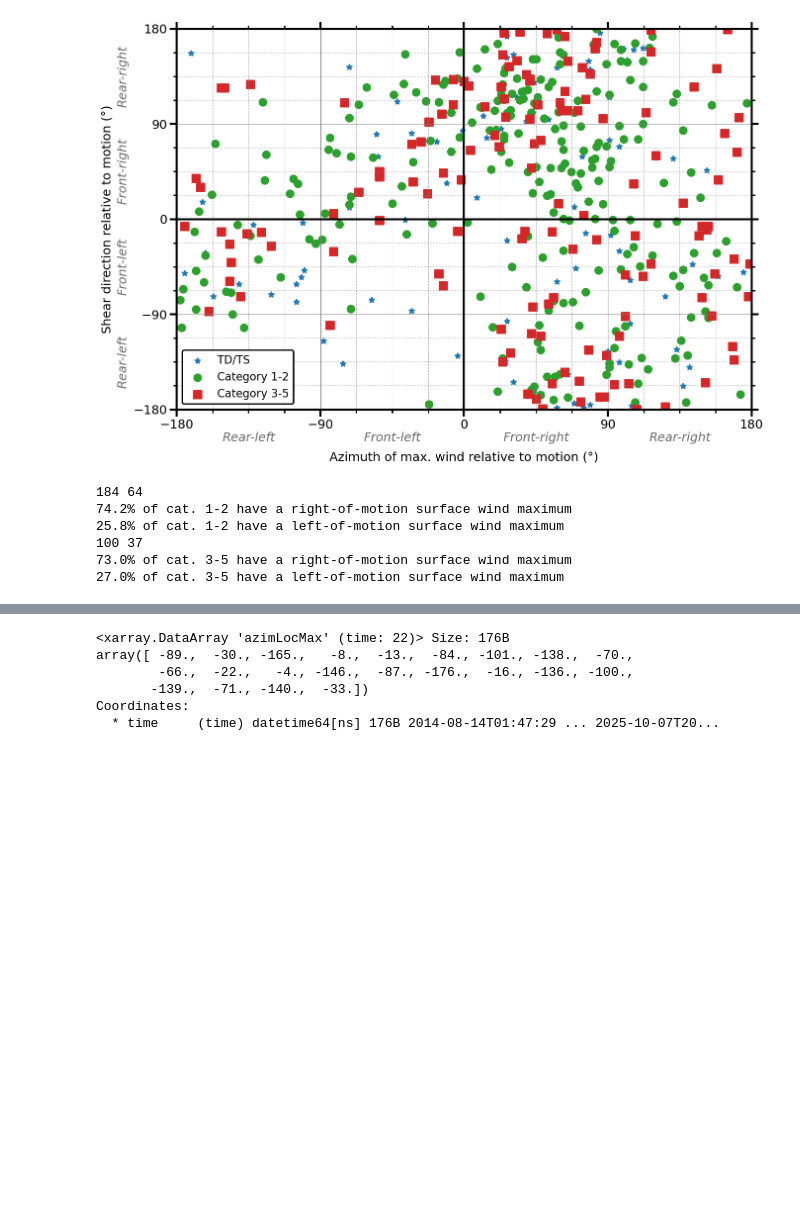
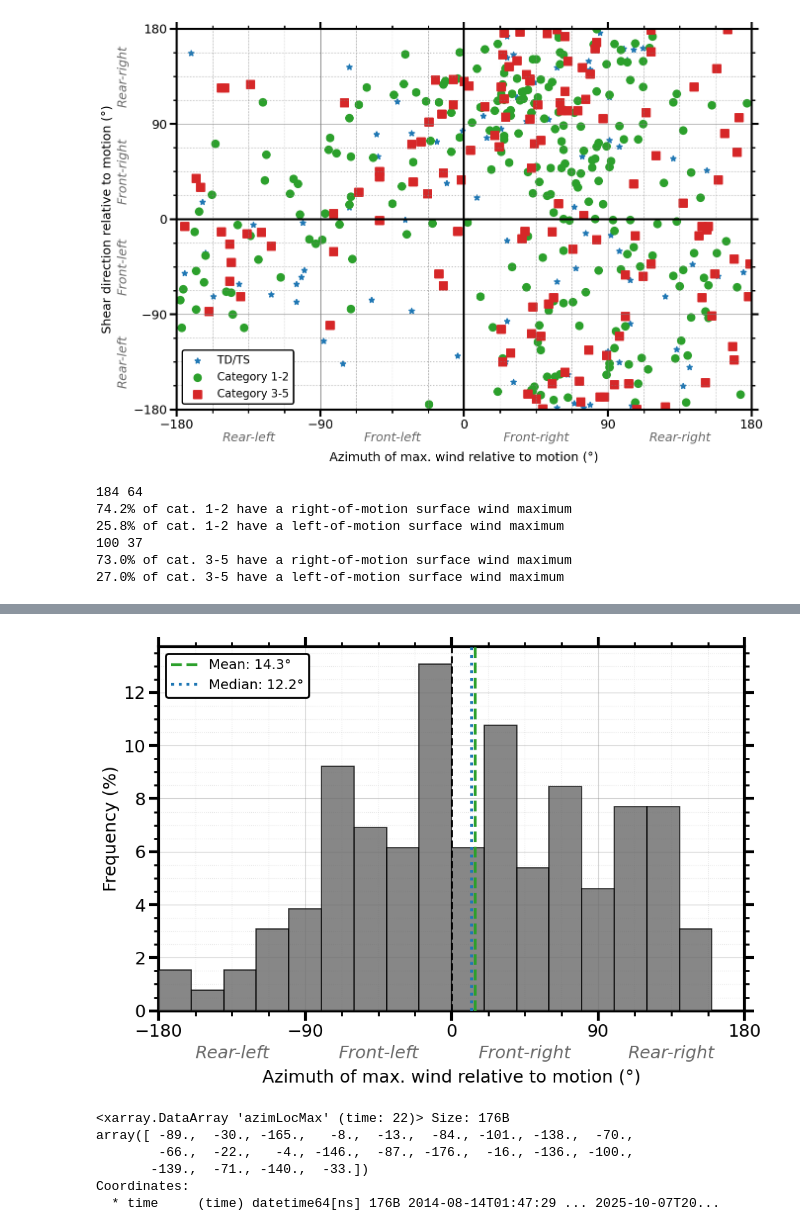
Before and after one commit to Arthur117/TCsLifeMonitFromObs, a Jupyter notebook: winddirection/PRJCT_TCBL/02_ASYMM_SHEAR_MOTION.ipynb, the cells around one changed output, grey strips where cells are left out. Cells and saved outputs as stored; diff of their text form; code cells hidden in the pictures; blank space fills up the shorter version.

```diff
--- a/winddirection/PRJCT_TCBL/02_ASYMM_SHEAR_MOTION.ipynb
+++ b/winddirection/PRJCT_TCBL/02_ASYMM_SHEAR_MOTION.ipynb
@@ -1636,3 +1745,79 @@ plt.grid()
+# %%
+relShrDir             = (dsa_left.wsd_pmd - dsa_left.storm_dir_ibt) % 360
+dsa_left['relShrDir'] = xr.where(relShrDir < 180, relShrDir, relShrDir - 360)
+
+# 1. Préparation des données
+# On s'assure que les bins sont bien centrés sur les directions clés
+bins = np.linspace(-180, 180, 19) # Bins de 20° pour une bonne résolution
+ticks = [-180, -90, 0, 90, 180]
+
+# Calcul des fréquences (%)
+weights = np.ones_like(dsa_left.relShrDir) / len(dsa_left.relShrDir.dropna(dim='time')) * 100
+
+# 2. Création de la figure
+plt.figure(figsize=(10, 7))
+
+plt.hist(dsa_left.relShrDir, bins=bins, weights=weights,
+         color='dimgrey', edgecolor='black', linewidth=1.2,
+         alpha=0.8, zorder=3)
+
+# 3. Statistiques
+mean_val = dsa_left.relShrDir.mean().values
+median_val = dsa_left.relShrDir.median().values
+plt.axvline(mean_val,   color='tab:green', linestyle='dashed', linewidth=3,  label=f'Mean: {mean_val:.1f}°', zorder=5)
+plt.axvline(median_val, color='tab:blue',  linestyle='dotted', linewidth=3, label=f'Median: {median_val:.1f}°', zorder=5)
+
+# 4. Légende
+leg = plt.legend(loc='upper left', frameon=True, fancybox=True,
+                 framealpha=1.0, edgecolor='black', fontsize=14)
+leg.get_frame().set_linewidth(2.0)
+
+
+# 5. Style des axes (Style "Article" cohérent)
+ax = plt.gca()
+
+# Titre et Labels
+plt.xlabel('Azimuth of max. wind relative to motion (°)', labelpad=30)
+plt.ylabel(r'Frequency (%)')
+
+# Limites et Graduations
+plt.xticks(ticks)
+plt.xlim(-180, 180)
+
+# Grille et Minorticks
+plt.minorticks_on()
+plt.grid(which='major', linestyle='-', color='gray', alpha=0.4, zorder=0)
+plt.grid(which='minor', linestyle=':', color='gray', alpha=0.2, zorder=0)
+
+# Épaisseur des bordures (Spines)
+for spine in ax.spines.values():
+    spine.set_linewidth(3)
+    spine.set_edgecolor('black')
+
+ax.spines['right'].set_visible(True)
+ax.spines['top'].set_visible(True)
+
+# Style des Ticks
+ax.tick_params(which='major', width=3, length=10, top=True, right=True)
+ax.tick_params(which='minor', width=2, length=5, top=True, right=True)
+
+# 4. Annotations physiques (Optionnel mais recommandé pour la clarté)
+# Ajout d'une ligne à 0° (Shear aligned with motion)
+plt.axvline(0, color='black', linewidth=2, linestyle='--', zorder=4)
+
+# Ajouter les étiquettes de quadrants
+# x-axis
+ax.text(-135, -1.8, 'Rear-left',   ha='center', style='italic', color='dimgrey')
+ax.text(-45,  -1.8, 'Front-left',  ha='center', style='italic', color='dimgrey')
+ax.text(45,   -1.8, 'Front-right', ha='center', style='italic', color='dimgrey')
+ax.text(135,  -1.8, 'Rear-right',  ha='center', style='italic', color='dimgrey')
+
+plt.tight_layout()
+
+# # Save
+# plt.savefig(PTHS['sav_dir'] + 'shear_distrib_left_cases.png', bbox_inches='tight')
+# %% [output]
+[figure, added]
 # %%
 dsa_mot['azimLocMax'] = xr.where(np.rad2deg(dsa_mot.phs_max) < 180, np.rad2deg(dsa_mot.phs_max), np.rad2deg(dsa_mot.phs_max) - 360)
 dsa_mot['relShrDir']  = xr.where(relShrDir_mot < 180, relShrDir_mot, relShrDir_mot - 360)
```
Also changed, not shown: parts of 5 cells of this notebook.
